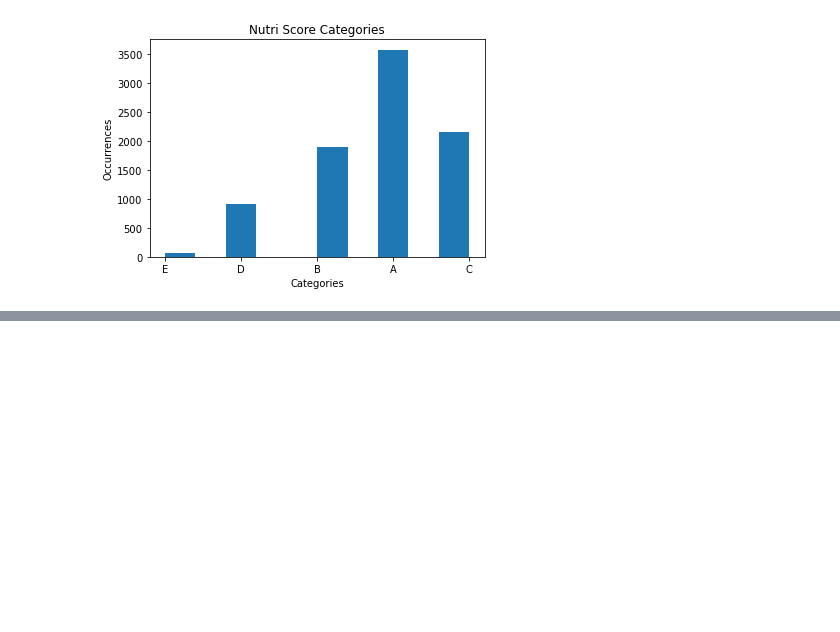
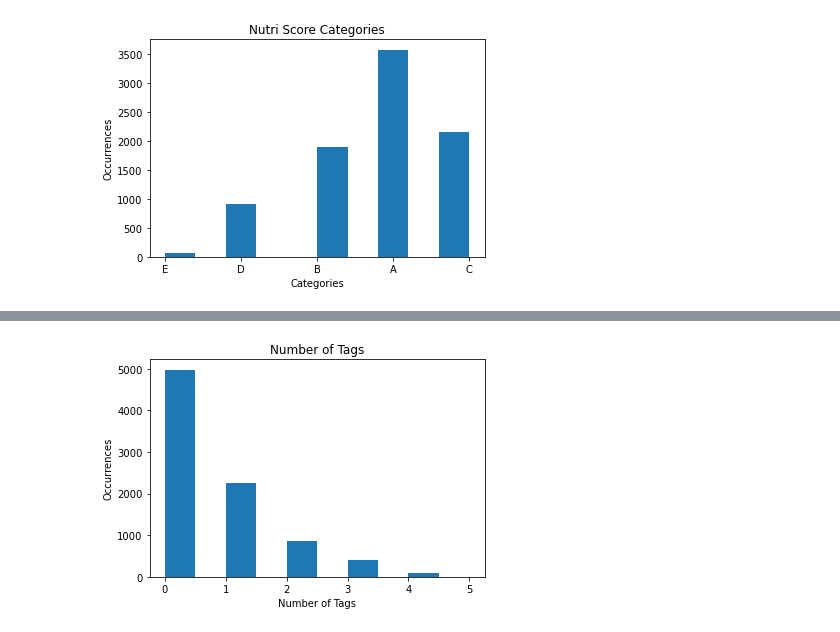
Before and after one commit to louismeeckers/um-healthy-food, a Jupyter notebook: usda/cleaning.ipynb, the cells around one changed output, grey strips where cells are left out. Saved outputs shown, nothing was run; the diff lists cells and outputs as text; code cells hidden in the pictures; blank space fills up the shorter version.

```diff
--- a/usda/cleaning.ipynb
+++ b/usda/cleaning.ipynb
@@ -323,0 +315,6 @@ plt.show()
+# %%
+rdi_sodium = 2000
+rdi_potassium = 2000
+rdi_calcium = 800
+rdi_iron = 14
+rdi_phosphorus = 700
@@ -323,0 +351,5 @@ plt.show()
+# %%
+hasQuality = []
+for i, row in df.iterrows():
+    hasQuality.append(get_tags(df['ingredients'].iloc[i]))
+df['hasQuality'] = hasQuality
@@ -323,0 +367,13 @@ plt.show()
+# %%
+number_of_tags = []
+for i, row in df.iterrows():
+    length = len(df['hasQuality'].iloc[i])
+    number_of_tags.append(length)
+# %%
+plt.hist(number_of_tags)
+plt.title('Number of Tags')
+plt.xlabel('Number of Tags')
+plt.ylabel('Occurrences')
+plt.show()
+# %% [output]
+[figure, added]
```
Also changed, not shown: parts of 6 cells of this notebook, 2 other files.
